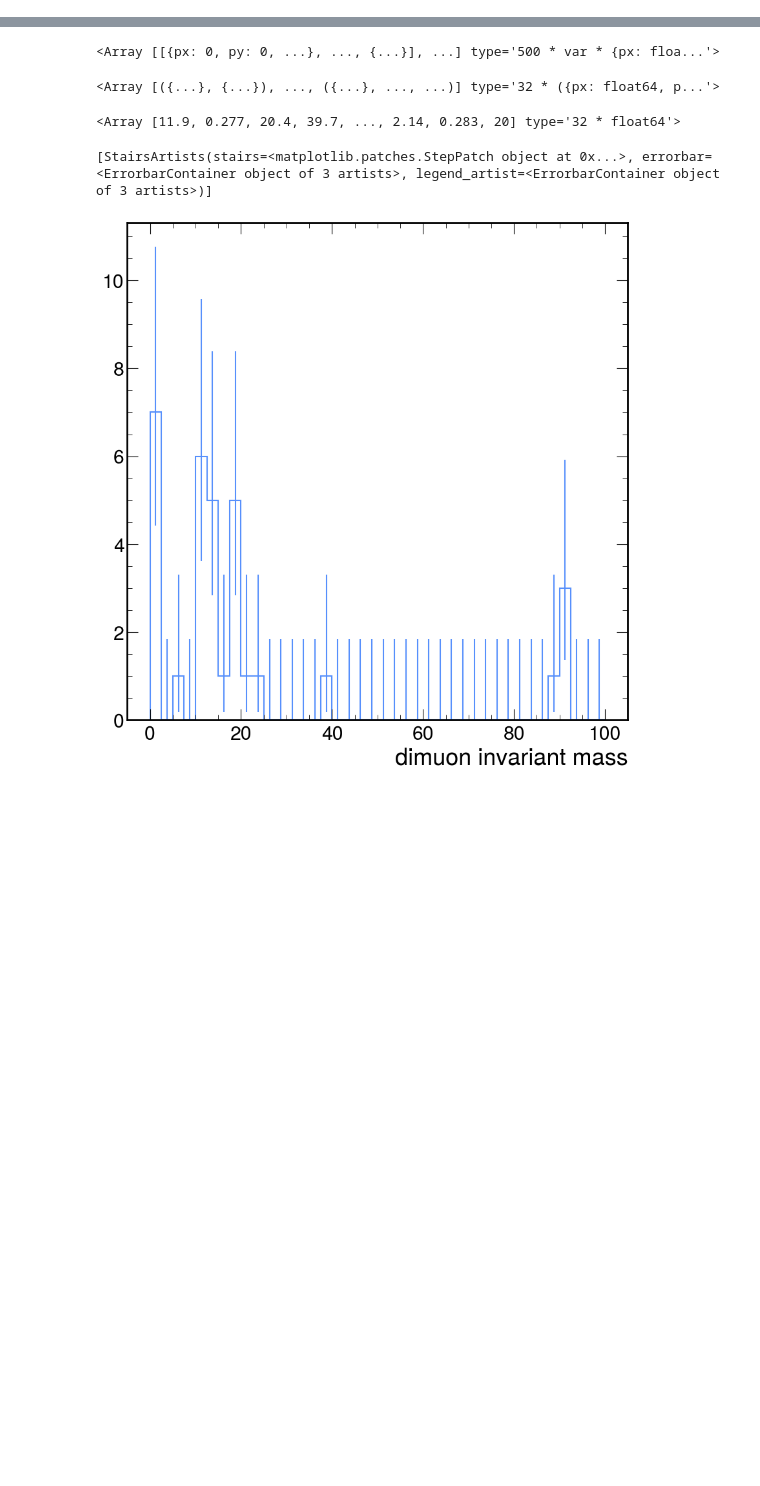
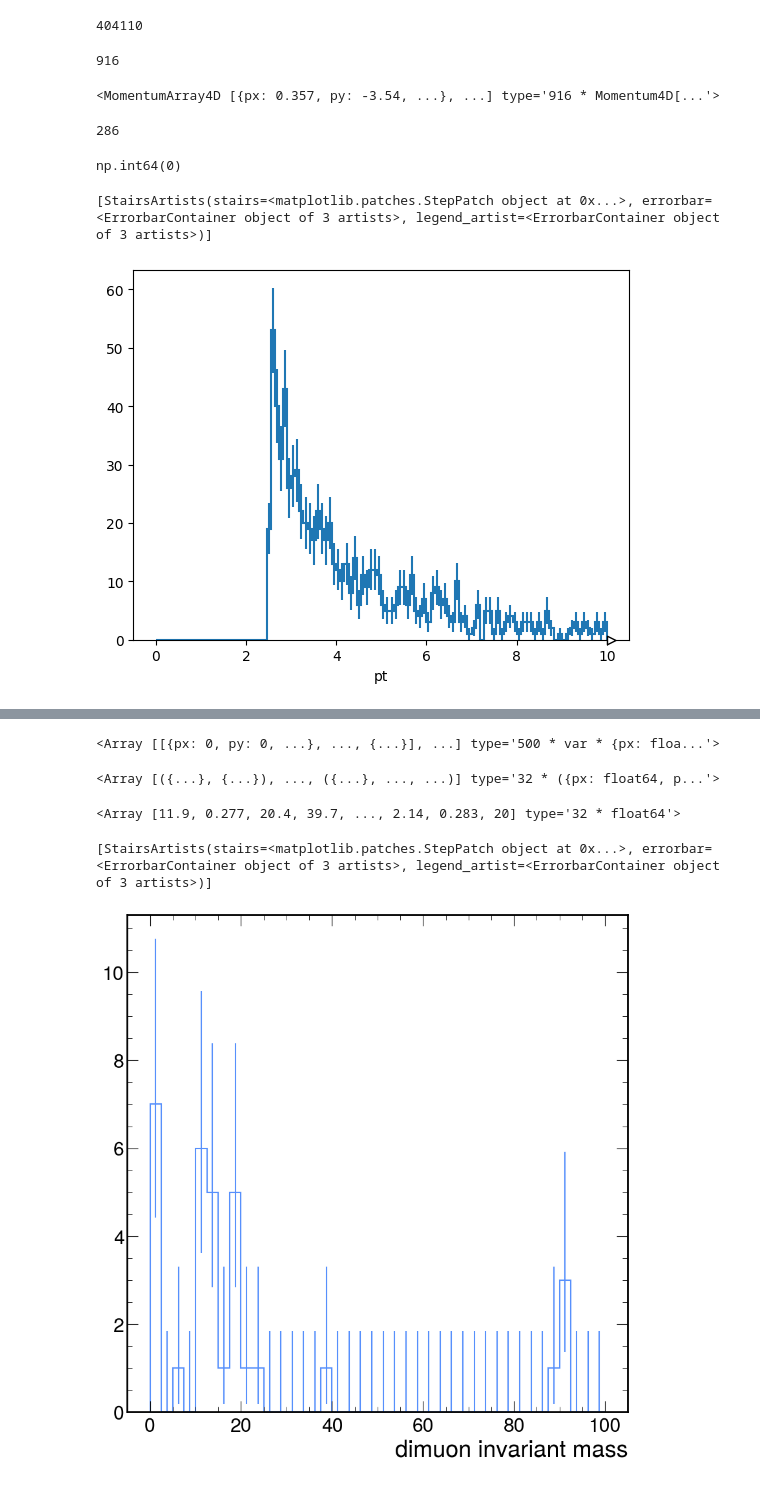
Before and after one commit to ravikoka/z_plus_hf, a Jupyter notebook: feasibility/analysis.ipynb, the cells around one changed output, grey strips where cells are left out. Saved outputs shown, nothing was run; the diff lists cells and outputs as text; code cells hidden in the pictures; blank space fills up the shorter version.

Commit message:
figured out lesub and girth

```diff
--- a/feasibility/analysis.ipynb
+++ b/feasibility/analysis.ipynb
@@ -13,0 +109,16 @@ hep.style.use('CMS')
+# %%
+NUM_RUNS = 4
+RAW_DATA_DIRS = [f'/Users/ravikoka/repos/z_plus_hf/feasibility/data/multi/run{i}/' for i in range(NUM_RUNS)]
+
+for i, dir in enumerate(RAW_DATA_DIRS):
+    for file in os.listdir(dir):
+
+        with open(dir + file, 'rb') as in_file:
+            events, sig, err = pkl.load(in_file)
+
+        with open(f'/Users/ravikoka/repos/z_plus_hf/feasibility/pickle_test/run{i}/'+file, 'wb') as out_file:
+            pkl.dump(events, out_file)
+            #ak.to_parquet(events, f'/Users/ravikoka/repos/z_plus_hf/feasibility/parquet_test/run{i}/'+file[:-3] + 'parquet')
+# %%
+with open('../RaviTest.pkl', 'rb') as f:
+    ak_particle_list = pkl.load(f)
@@ -15,3 +190,7 @@ hep.style.use('CMS')
 #def read_pythia(dir):
 # %%
 RAW_DATA_DIR = '/Users/ravikoka/repos/z_plus_hf/feasibility/data/multi_test/run0/'
+# %%
+SAMPLE_FILE = '/Users/ravikoka/repos/z_plus_hf/feasibility/data/multi_test/run0/pp_Z_production_13600_0.pkl'
+with open(SAMPLE_FILE, 'rb') as in_file:
+    events, sig, err = pkl.load(in_file)
@@ -17,0 +245,20 @@ RAW_DATA_DIR = '/Users/ravikoka/repos/z_plus_hf/feasibility/data/multi_test/run0
+# %%
+inclusive_particles = ak.zip(
+                {
+                    'px': events['px'],
+                    'py': events['py'],
+                    'pz': events['pz'],
+                    'E': events['E'],
+                    'pdg': events['pdg'],
+                    'is_final': events['is_final'],
+                    'mother_list': events['mother_list'],
+                },
+                depth_limit=2,
+                with_name = 'Momentum4D',
+            )
+#inclusive_particles = events_zipped[events_zipped['is_final']]
+
+pt_cut = 2.5
+eta_cut = 0.8
+cut = inclusive_particles.is_final & (inclusive_particles.pt >= pt_cut) & (np.abs(inclusive_particles.eta) <= eta_cut)
+particles = inclusive_particles[cut]
@@ -17,0 +289,28 @@ RAW_DATA_DIR = '/Users/ravikoka/repos/z_plus_hf/feasibility/data/multi_test/run0
+# %%
+len(ak.flatten(inclusive_particles))
+# %% [output]
+404110
+# %%
+len(ak.flatten(particles))
+# %% [output]
+916
+# %%
+ak.flatten(particles)
+# %% [output]
+<MomentumArray4D [{px: 0.357, py: -3.54, ...}, ...] type='916 * Momentum4D[...'>
+# %%
+len(ak.flatten(constituents))
+# %% [output]
+286
+# %%
+ak.sum(~particles.is_final)
+# %% [output]
+np.int64(0)
+# %%
+pt = hist.Hist(hist.axis.Regular(110, 0, 10, name='pt'))
+pt.fill(ak.flatten(particles.pt))
+
+hep.histplot(pt)
+# %% [output]
+[StairsArtists(stairs=<matplotlib.patches.StepPatch object at 0x...>, errorbar=<ErrorbarContainer object of 3 artists>, legend_artist=<ErrorbarContainer object of 3 artists>)]
+[figure, added]
```
Also changed, not shown: parts of 154 cells of this notebook.
